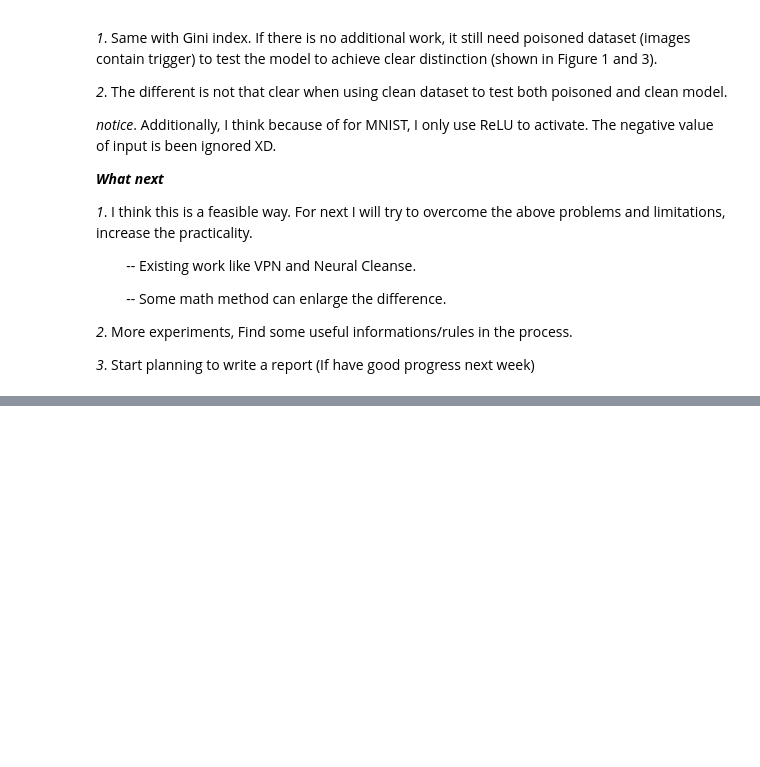
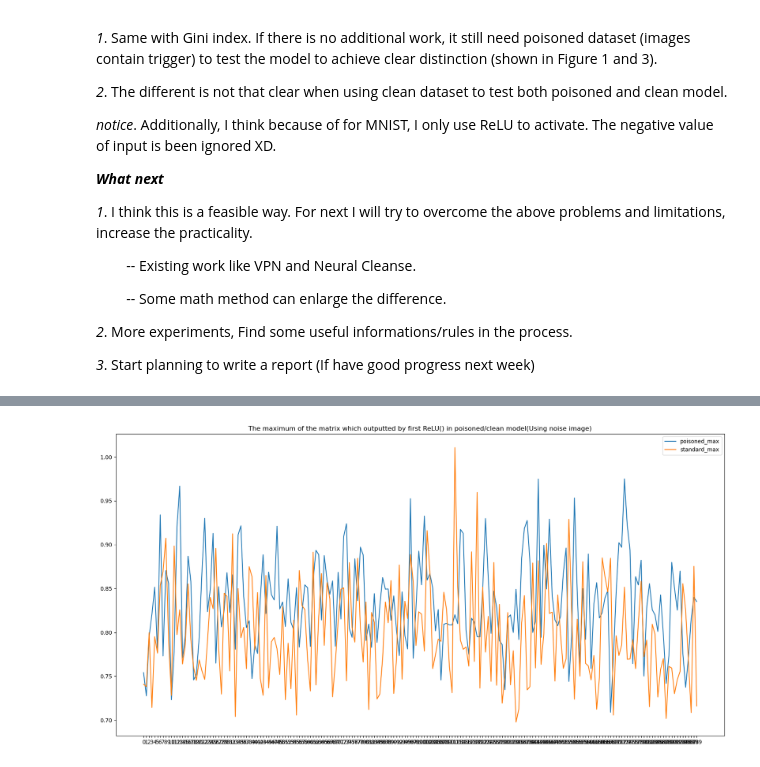
Before and after one commit to LinearAlgebraX/DNNForFinalProject2024, a Jupyter notebook: experiment.ipynb, the cells around one changed output, grey strips where cells are left out. Drawn from its saved outputs; the diff is of its cells as text; code cells hidden in the pictures; blank space fills up the shorter version.

```diff
--- a/experiment.ipynb
+++ b/experiment.ipynb
@@ -519,0 +664,89 @@ handle.remove()
+# %%
+# MNIST Noise
+maxList = []
+
+handle = MNISTPoisonedModel.conv1[1].register_forward_hook(get_max_cov)
+handle_standard = MNISTCleanModel.conv1[1].register_forward_hook(get_max_cov)
+x = 0
+
+for i, y in MNISTNoiseData:
+    x += 1
+    i = i.to(device)
+    output = MNISTPoisonedModel(i)
+    output_standard = MNISTCleanModel(i)
+    if x >= 200:
+        break
+
+print(maxList)
+
+label = np.arange(len(maxList)/2)
+poisoned_max = []
+standard_max = []
+for a in range(len(maxList)):
+    if a % 2 == 0:
+        poisoned_max.append(maxList[a])
+    else:
+        standard_max.append(maxList[a])
+
+
+
+plt.plot(label, poisoned_max, label="poisoned_max")
+plt.plot(label, standard_max, label="standard_max")
+
+plt.title("The maximum of the matrix which outputted by first ReLU() in poisoned/clean model(Using noise image)")
+plt.xticks(label)
+plt.rcParams["figure.figsize"] = (20, 10)
+plt.legend()
+plt.show()
+
+number_of_means = 100
+
+poisoned_mean = []
+standard_mean = []
+for j in range(number_of_means):
+    maxList = []
+    x = 0
+    for i, y in MNISTNoiseData:
+        x += 1
+        i = i.to(device)
+        output = MNISTPoisonedModel(i)
+        output_standard = MNISTCleanModel(i)
+        if x >= 5:
+            break
+    label = np.arange(number_of_means)
+    poisoned_max = []
+    standard_max = []
+    for a in range(len(maxList)):
+        if a % 2 == 0:
+            poisoned_max.append(maxList[a])
+        else:
+            standard_max.append(maxList[a])
+
+    poisoned_mean.append(np.mean(poisoned_max))
+    standard_mean.append(np.mean(standard_max))
+
+handle.remove()
+handle_standard.remove()
+
+plt.plot(label, poisoned_mean, label="poisoned_mean")
+plt.plot(label, standard_mean, label="standard_mean")
+
+
+plt.title("The mean(maximum) of the matrix which outputted by first ReLU() in poisoned/clean model(Using noise image)")
+plt.xticks(label)
+plt.rcParams["figure.figsize"] = (20, 10)
+plt.legend()
+plt.show()
+
+# compare_list = []
+# for i in range(len(poisoned_mean)):
+#     if poisoned_mean[i] > standard_mean[i]:
+#         compare_list.append(1)
+#     else:
+#         compare_list.append(0)
+
+# stat = Counter(compare_list)
+
+# plt.xticks([0, 1])
+# plt.bar(stat.keys(), stat.values(), width=0.35)
+# %% [output]
@@ -519,0 +754 @@ handle.remove()
+[figure, added]
```
Also changed, not shown: parts of 19 cells of this notebook, 6 other files.
